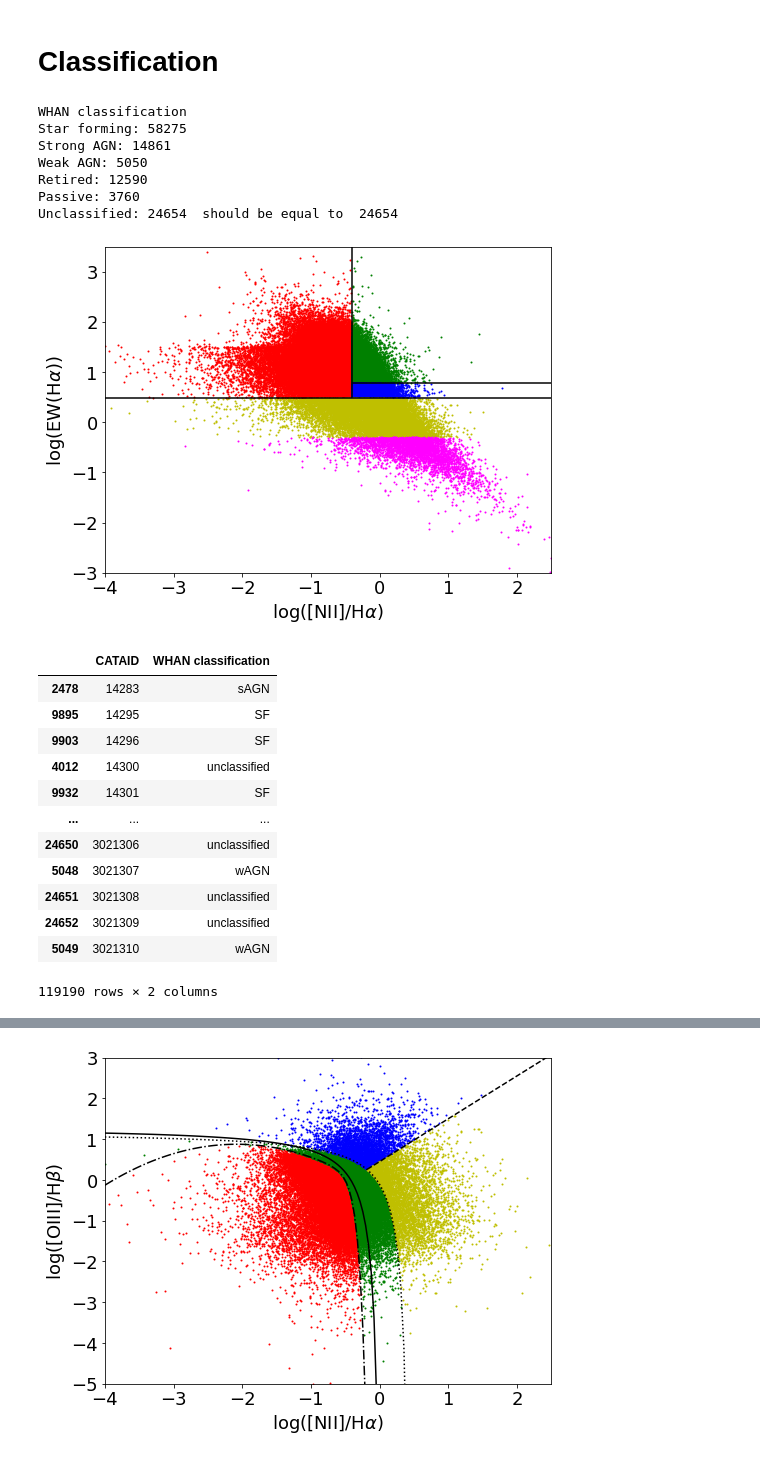
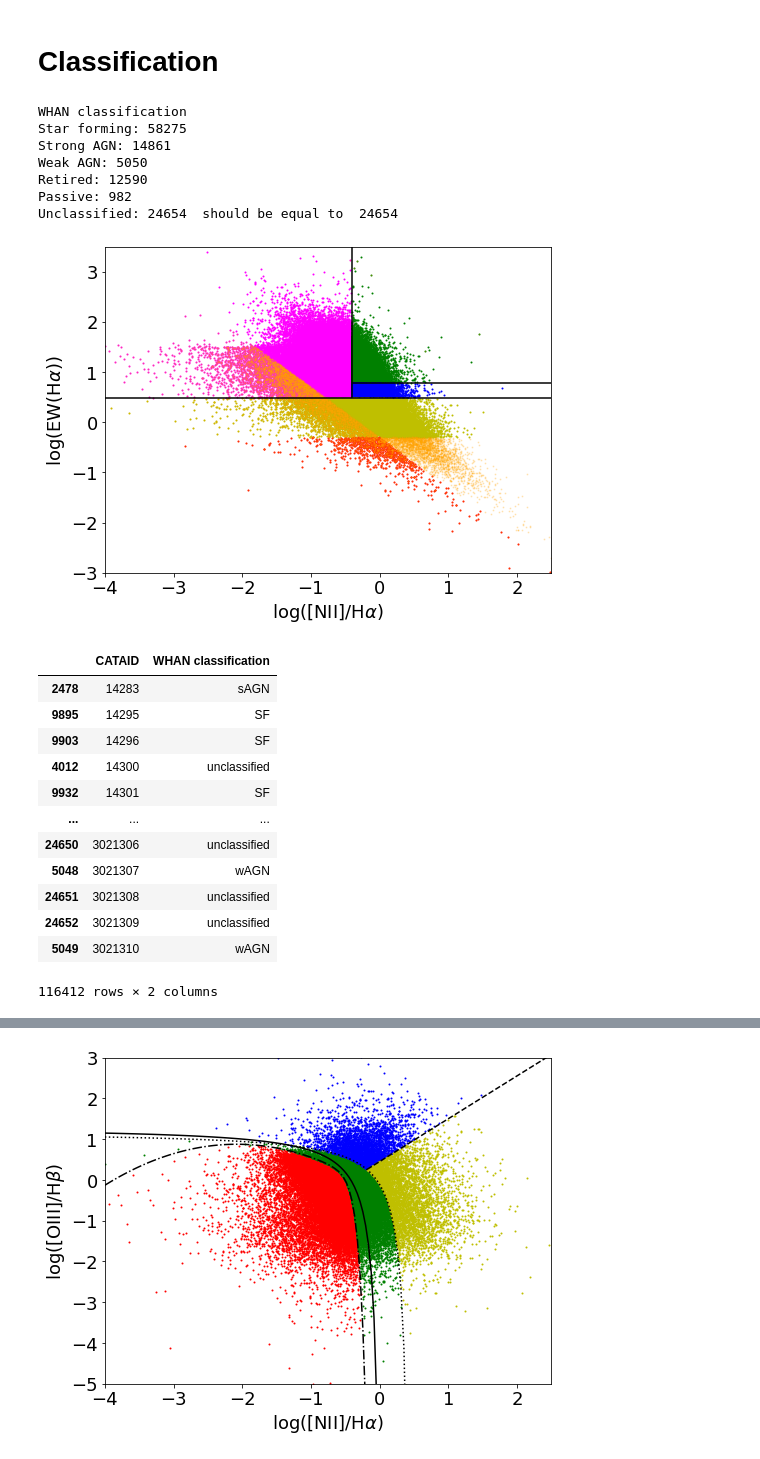
Before and after one commit to mdastro/LINER_UV, a Jupyter notebook: Klaudia/plots_new.ipynb, the cells around one changed output, grey strips where cells are left out. Saved outputs shown, nothing was run; the diff lists cells and outputs as text; code cells hidden in the pictures.

Commit message:
WHAN classification

```diff
--- a/Klaudia/plots_new.ipynb
+++ b/Klaudia/plots_new.ipynb
@@ -143,8 +137,8 @@ sAGN = data_WHAN[(np.log10(data_WHAN['NIIR_FLUX']/data_WHAN['HA_FLUX']) > -0.4)
 wAGN = data_WHAN[(np.log10(data_WHAN['NIIR_FLUX']/data_WHAN['HA_FLUX']) > -0.4) & (data_WHAN['HA_EW'] > 3)
                  & (data_WHAN['HA_EW'] < 6)]
 retired = data_WHAN[(data_WHAN['HA_EW'] < 3) & (data_WHAN['HA_EW'] >= 0.5)]
-#passive = data_WHAN[(data_WHAN['HA_EW'] < 0.5) & (data_WHAN['NIIR_EW'] < 0.5)]
-passive = data_WHAN[(data_WHAN['HA_EW'] < 0.5)]
+passive = data_WHAN[(data_WHAN['HA_EW'] < 0.5) & (data_WHAN['NIIR_EW'] < 0.5)]
+orange_dots = data_WHAN[(data_WHAN['HA_EW'] < 0.5) | (data_WHAN['NIIR_EW'] < 0.5)]
 unclassified = data_raw[(data_raw['HA_FLUX']<=0) |
                 (data_raw['NIIR_FLUX']<=0) |
                 (data_raw['HA_EW']<=0)]
@@ -162,30 +156,33 @@ Star forming: 58275
 Strong AGN: 14861
 Weak AGN: 5050
 Retired: 12590
-Passive: 3760
+Passive: 982
 Unclassified: 24654  should be equal to  24654
 # %%
-plt.plot(np.log10(SF['NIIR_FLUX']/SF['HA_FLUX']), np.log10(SF['HA_EW']), ls='', marker='o', markersize=1, c='r')
+plt.plot(np.log10(SF['NIIR_FLUX']/SF['HA_FLUX']), np.log10(SF['HA_EW']), ls='', marker='o', markersize=1,
+         c='magenta')
 plt.plot(np.log10(sAGN['NIIR_FLUX']/sAGN['HA_FLUX']), np.log10(sAGN['HA_EW']), ls='', marker='o', markersize=1,
          c='g')
 plt.plot(np.log10(wAGN['NIIR_FLUX']/wAGN['HA_FLUX']), np.log10(wAGN['HA_EW']), ls='', marker='o', markersize=1,
          c='b')
 plt.plot(np.log10(retired['NIIR_FLUX']/retired['HA_FLUX']), np.log10(retired['HA_EW']), ls='', marker='o',
          markersize=1, c='y')
 plt.plot(np.log10(passive['NIIR_FLUX']/passive['HA_FLUX']), np.log10(passive['HA_EW']), ls='', marker='o',
-         markersize=1, c='magenta')
+         markersize=1, c='red')
+plt.plot(np.log10(orange_dots['NIIR_FLUX']/orange_dots['HA_FLUX']), np.log10(orange_dots['HA_EW']), ls='',
+         marker='o', markersize=1, c='orange', alpha=0.2)
 
 plt.axhline(np.log10(3), c='k')
 plt.axhline(np.log10(6), xmin=0.555, xmax=1, c='k')
 plt.axvline(-0.4, ymin=0.54, c='k')
 
 plt.xlabel(r'$\log([\mathrm{NII}]/\mathrm{H}\alpha)$')
 plt.ylabel(r'$\log(\mathrm{EW}(\mathrm{H}\alpha))$')
 plt.xlim(-4,2.5)
 plt.ylim(-3,3.5)
 plt.show()
 # %% [output]
-[figure, old version]
+[figure, new version]
 # %%
 SF_class = {}
 SF_class['CATAID'] = SF['CATAID'].values
@@ -245,7 +242,7 @@ classification_sorted
 | 24651 | 3021308 | unclassified |
 | 24652 | 3021309 | unclassified |
 | 5049 | 3021310 | wAGN |
-119190 rows × 2 columns
+116412 rows × 2 columns
 # %%
 data_raw.sort_values(by=['CATAID'])
 # %% [output]
```
Also changed, not shown: parts of 5 cells of this notebook.
